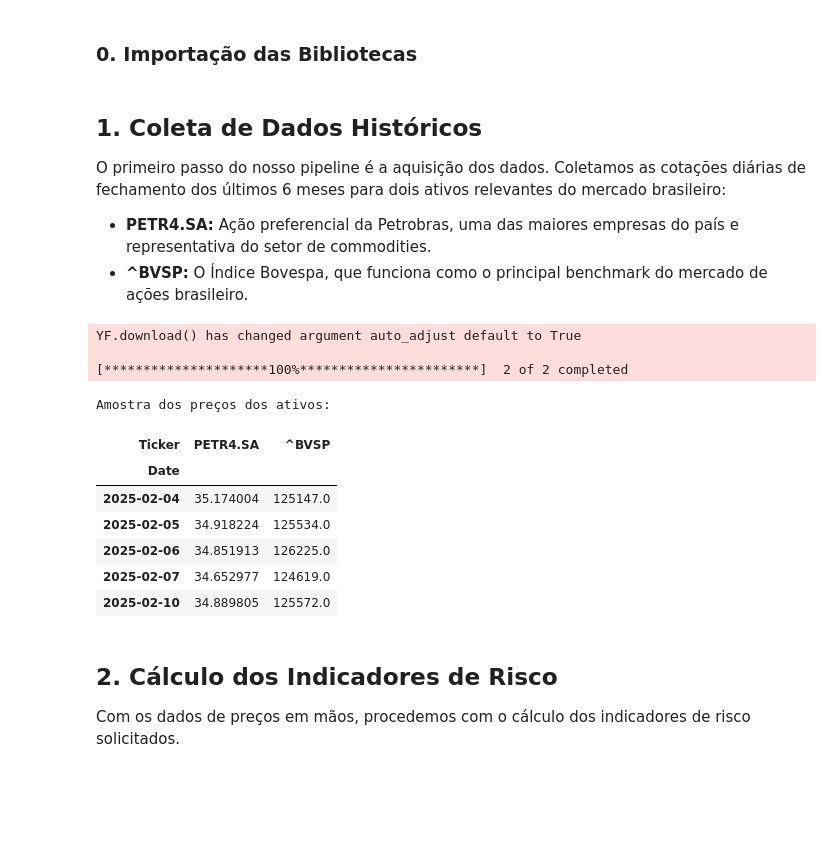
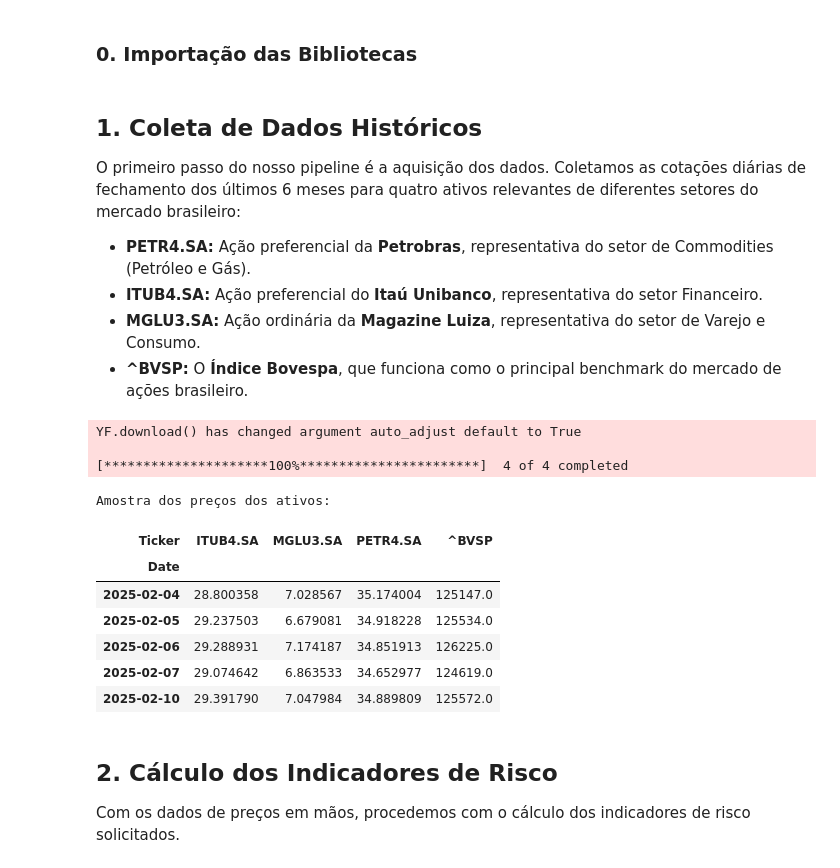
Before and after one commit to bjbrown1605/accenture-market-risk-analysis, a Jupyter notebook: pipeline.ipynb, the cells around one changed output. Saved outputs shown, nothing was run; the diff lists cells and outputs as text; code cells hidden in the pictures; blank space fills up the shorter version.

```diff
--- a/pipeline.ipynb
+++ b/pipeline.ipynb
@@ -17,34 +17,36 @@ from plotly.subplots import make_subplots
 # %% [markdown]
 ## 1. Coleta de Dados Históricos
 
-O primeiro passo do nosso pipeline é a aquisição dos dados. Coletamos as cotações diárias de fechamento dos últimos 6 meses para dois ativos relevantes do mercado brasileiro:
+O primeiro passo do nosso pipeline é a aquisição dos dados. Coletamos as cotações diárias de fechamento dos últimos 6 meses para quatro ativos relevantes de diferentes setores do mercado brasileiro:
 
-- **PETR4.SA:** Ação preferencial da Petrobras, uma das maiores empresas do país e representativa do setor de commodities.
-- **^BVSP:** O Índice Bovespa, que funciona como o principal benchmark do mercado de ações brasileiro.
+- **PETR4.SA:** Ação preferencial da **Petrobras**, representativa do setor de Commodities (Petróleo e Gás).
+- **ITUB4.SA:** Ação preferencial do **Itaú Unibanco**, representativa do setor Financeiro.
+- **MGLU3.SA:** Ação ordinária da **Magazine Luiza**, representativa do setor de Varejo e Consumo.
+- **^BVSP:** O **Índice Bovespa**, que funciona como o principal benchmark do mercado de ações brasileiro.
 # %%
 # Definindo os tickers e o período
-tickers = ['PETR4.SA', '^BVSP']
+tickers = ['PETR4.SA', 'ITUB4.SA', 'MGLU3.SA', '^BVSP']
 end_date = pd.Timestamp.now()
 start_date = end_date - pd.DateOffset(months=6)
 
 # Baixando os dados de fechamento, que já são ajustados por padrão pela biblioteca yfinance
 precos = yf.download(tickers, start=start_date, end=end_date)['Close']
-precos = precos.dropna() # Garante que não há dias sem negociação para ambos os ativos
+precos = precos.dropna() # Garante que não há dias sem negociação para todos os ativos
 
 print("Amostra dos preços dos ativos:")
 precos.head()
 # %% [output]
 YF.download() has changed argument auto_adjust default to True
 
-[*********************100%***********************]  2 of 2 completed
+[*********************100%***********************]  4 of 4 completed
 Amostra dos preços dos ativos:
-| Ticker | PETR4.SA | ^BVSP |
-| Date |  |  |
-| 2025-02-04 | 35.174004 | 125147.0 |
-| 2025-02-05 | 34.918224 | 125534.0 |
-| 2025-02-06 | 34.851913 | 126225.0 |
-| 2025-02-07 | 34.652977 | 124619.0 |
-| 2025-02-10 | 34.889805 | 125572.0 |
+| Ticker | ITUB4.SA | MGLU3.SA | PETR4.SA | ^BVSP |
+| Date |  |  |  |  |
+| 2025-02-04 | 28.800358 | 7.028567 | 35.174004 | 125147.0 |
+| 2025-02-05 | 29.237503 | 6.679081 | 34.918228 | 125534.0 |
+| 2025-02-06 | 29.288931 | 7.174187 | 34.851913 | 126225.0 |
+| 2025-02-07 | 29.074642 | 6.863533 | 34.652977 | 124619.0 |
+| 2025-02-10 | 29.391790 | 7.047984 | 34.889809 | 125572.0 |
 # %% [markdown]
 ## 2. Cálculo dos Indicadores de Risco
 
```
Also changed, not shown: parts of 12 cells of this notebook.
